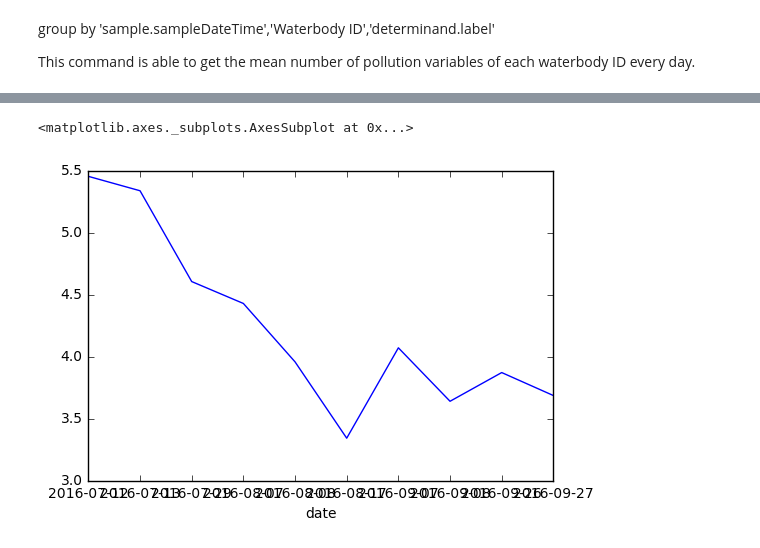
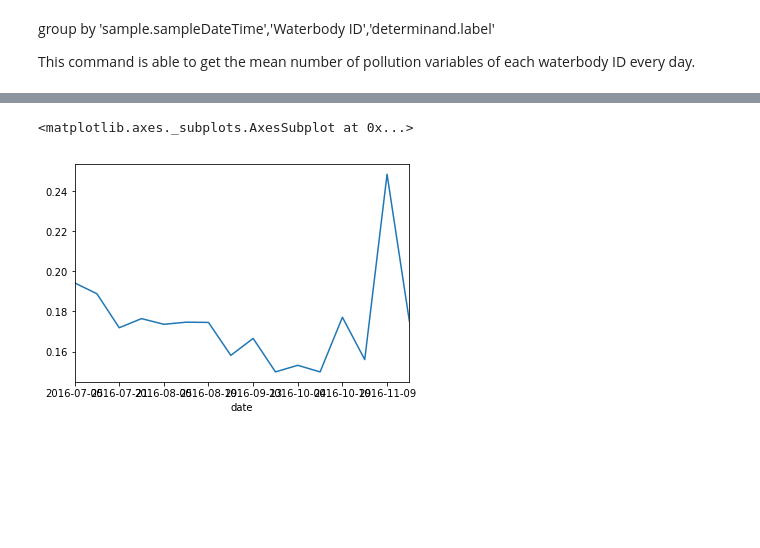
Before and after one commit to quelibrio/EnvironmentalThreatsApliedDataScience, a Jupyter notebook: flood_water_correlation_test.ipynb, the cells around one changed output, grey strips where cells are left out. Saved outputs shown, nothing was run; the diff lists cells and outputs as text; code cells hidden in the pictures; blank space fills up the shorter version.

```diff
--- a/flood_water_correlation_test.ipynb
+++ b/flood_water_correlation_test.ipynb
@@ -6,9 +6,8 @@ from pandas import Series, DataFrame, Panel
 
 %matplotlib inline
 
-path = "D://OneDrive//Projects//BristolUNI-AdvancedComputing(ML,DM,HPC)//AppliedDataScience//EnvironmentalThreads//Data//"
-water_filename = path + "water_quality.csv"
-flood_filename = path + "flood.csv"
+water_filename = "water_quality.csv"
+flood_filename = "flood.csv"
 
 water_data = pd.read_csv(water_filename)
 flood_data = pd.read_csv(flood_filename)
@@ -82,3 +30,8 @@ filtered_water_df_all
+# %%
+water_df = water_data[['determinand.label', 'sample.sampleDateTime','result',
+                      'determinand.unit.label','stationReference', 'Waterbody ID','water body']]
+
+filtered_water_df = water_df.loc[(water_df['Waterbody ID'] == 'GB109053027820')& (water_df['determinand.label'] == 'Nitrate-N')]
 # %% [markdown]
 group by 'sample.sampleDateTime','Waterbody ID','determinand.label'
 
@@ -92,6 +66,8 @@ w_grouped = filtered_water_df.groupby(['sample.sampleDateTime'])['result'].mean(
 # %%
-flood_df = flood_data[['date', 'value','Waterbody ID']]
-filtered_flood_df = flood_df.loc[flood_df['date'].isin(w_grouped.index.get_level_values('sample.sampleDateTime').tolist())]
+flood_df = flood_data[['date' ,'parameter','value','Waterbody ID']]
 
-f_grouped = filtered_flood_df.groupby(['date'])['value'].mean()
-f_grouped
+filtered_flood_flow_df = flood_df.loc[(flood_df['date'].isin(w_grouped.index.get_level_values('sample.sampleDateTime').tolist())) & (flood_df['parameter'] == 'flow') & (flood_df['Waterbody ID'] == 'GB109053027820')]
+f_grouped_flow = filtered_flood_flow_df.groupby(['date'])['value'].mean()
+
+filtered_flood_level_df = flood_df.loc[(flood_df['date'].isin(w_grouped.index.get_level_values('sample.sampleDateTime').tolist())) & (flood_df['parameter'] == 'level') & (flood_df['Waterbody ID'] == 'GB109053027820')]
+f_grouped_level = filtered_flood_level_df.groupby(['date'])['value'].mean()
@@ -111,5 +74,5 @@ Name: value, dtype: float64
 # %%
-f_grouped.plot()
+f_grouped_level.plot()
 # %% [output]
 <matplotlib.axes._subplots.AxesSubplot at 0x...>
-[figure, old version]
+[figure, new version]
```
Also changed, not shown: parts of 18 cells of this notebook.
